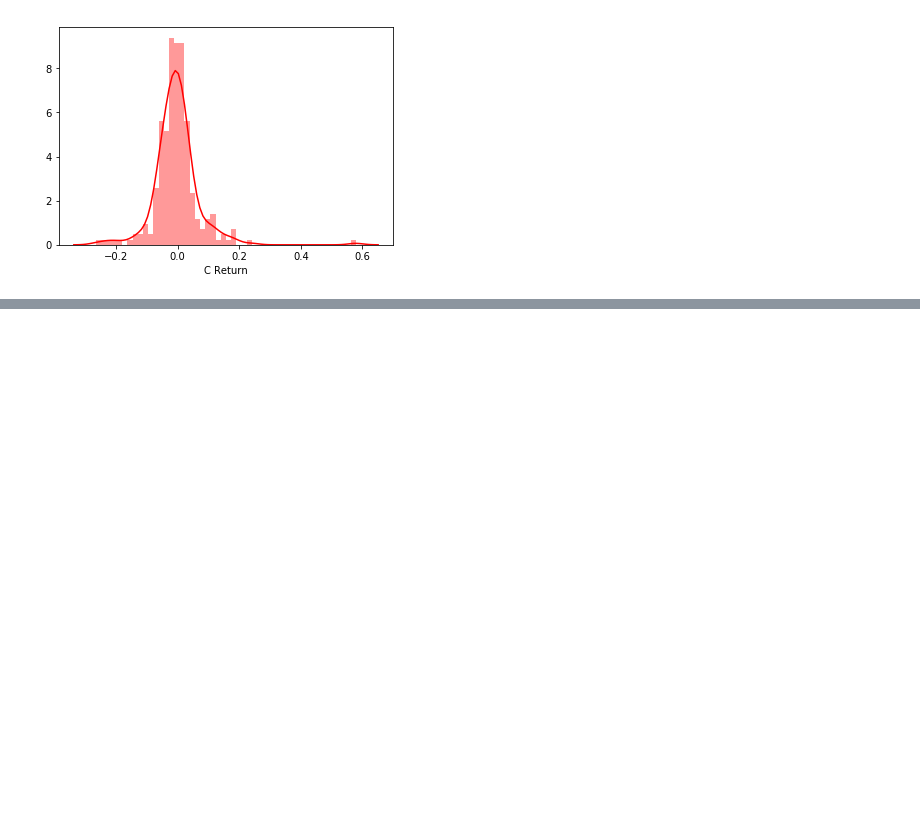
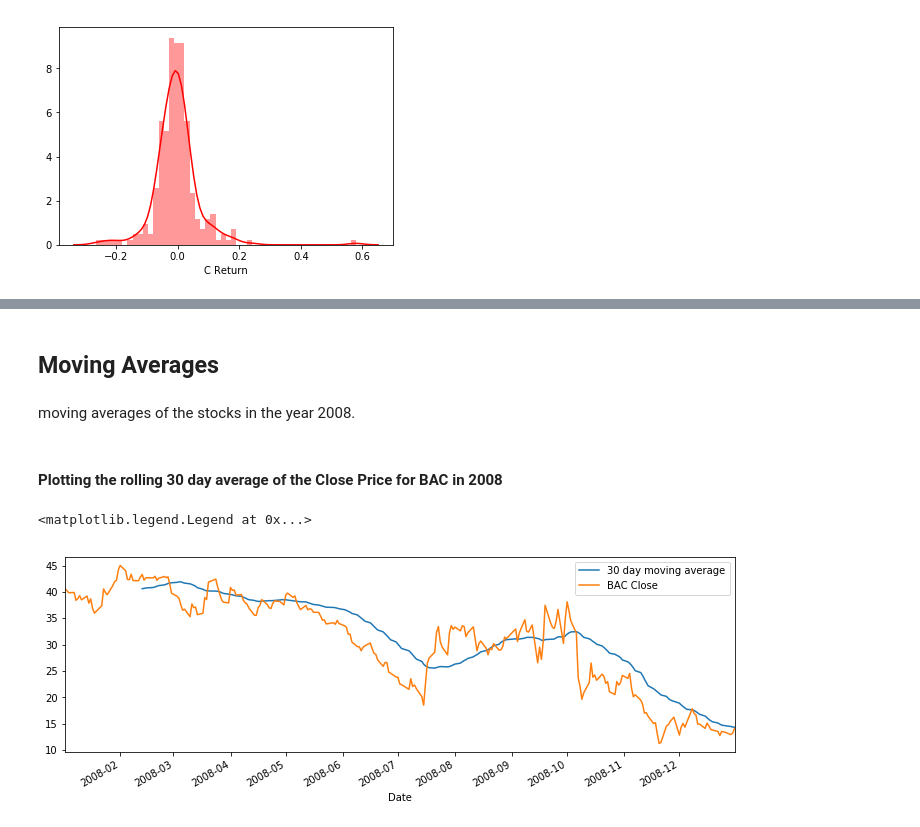
Before and after one commit to chikoungoun/Python-for-Datascience---jportilla, a Jupyter notebook: Finance_Data_Project.ipynb, the cells around one changed output, grey strips where cells are left out. Cells and saved outputs as stored; diff of their text form; code cells hidden in the pictures; blank space fills up the shorter version.

```diff
--- a/Finance_Data_Project.ipynb
+++ b/Finance_Data_Project.ipynb
@@ -284,0 +303,13 @@ sns.distplot(returns.ix['2008 01 01' : '2008 12 31']['C Return'],color='red',bin
+# %% [markdown]
+## Moving Averages
+# %% [markdown]
+moving averages of the stocks in the year 2008.
+# %% [markdown]
+#### Plotting the rolling 30 day average of the Close Price for BAC in 2008
+# %%
+BAC['Close'].ix['2008-01-01':'2009-01-01'].rolling(window=30).mean().plot(label='30 day moving average')
+BAC['Close'].ix['2008-01-01':'2009-01-01'].plot(label='BAC Close',figsize=(12,4))
+plt.legend()
+# %% [output]
+<matplotlib.legend.Legend at 0x...>
+[figure, added]
```
Also changed, not shown: parts of 5 cells of this notebook.
